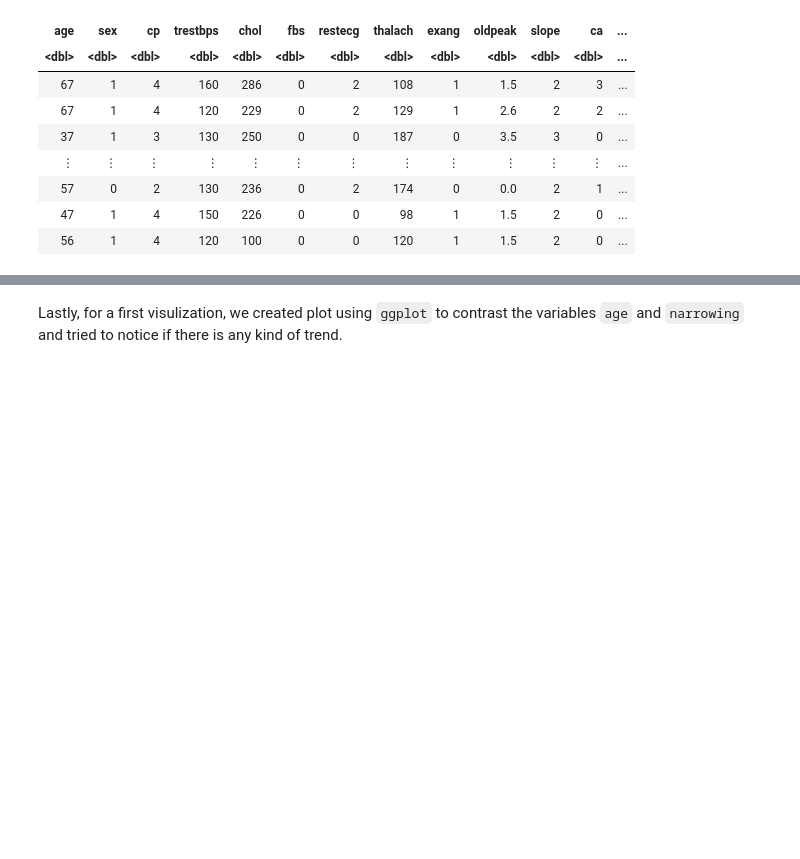
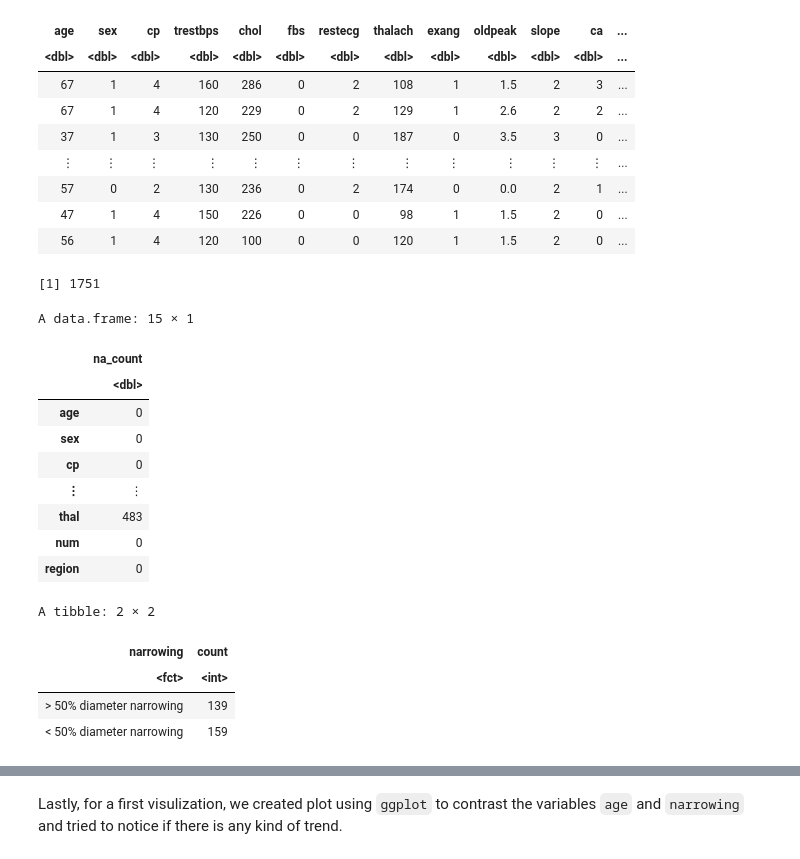
Before and after one commit to nazalturas/data_sci_-group_project, a Jupyter notebook: Group Report.ipynb, the cells around one changed output, grey strips where cells are left out. Saved outputs shown, nothing was run; the diff lists cells and outputs as text; code cells hidden in the pictures; blank space fills up the shorter version.

```diff
--- a/Group Report.ipynb
+++ b/Group Report.ipynb
@@ -198,3 +216,41 @@ A tibble: 298 × 15
 | 57 | 0 | 2 | 130 | 236 | 0 | 2 | 174 | 0 | 0.0 | 2 | 1 | ... |
 | 47 | 1 | 4 | 150 | 226 | 0 | 0 | 98 | 1 | 1.5 | 2 | 0 | ... |
 | 56 | 1 | 4 | 120 | 100 | 0 | 0 | 120 | 1 | 1.5 | 2 | 0 | ... |
+# %%
+# counting the number of N/A
+# Replace "?" with NA in the entire data frame
+final_df[final_df == "?"] <- NA
+
+# Count missing values using colSums() and is.na()
+na_count <- sum(is.na(final_df))
+
+na_count
+# %% [output]
+[1] 1751
+# %%
+# missing values per column
+na_count <- colSums(is.na(final_df))
+df <- as.data.frame(na_count, col.names = names("age", "sex", "cp", "trestbps", "chol",	"fbs", "restecg", "thalach", "exang", "oldpeak", "slope", "ca", "thal", "region"))
+df
+# calculating proportions of narrowing
+Count <- final_df2 |>
+       group_by(narrowing) |>
+          summarize(count = n())
+
+Count
+# %% [output]
+A data.frame: 15 × 1
+|  | na_count |
+|  | <dbl> |
+| age | 0 |
+| sex | 0 |
+| cp | 0 |
+| ⋮ | ⋮ |
+| thal | 483 |
+| num | 0 |
+| region | 0 |
+A tibble: 2 × 2
+| narrowing | count |
+| <fct> | <int> |
+| > 50% diameter narrowing | 139 |
+| < 50% diameter narrowing | 159 |
```
Also changed, not shown: parts of 7 cells of this notebook.
